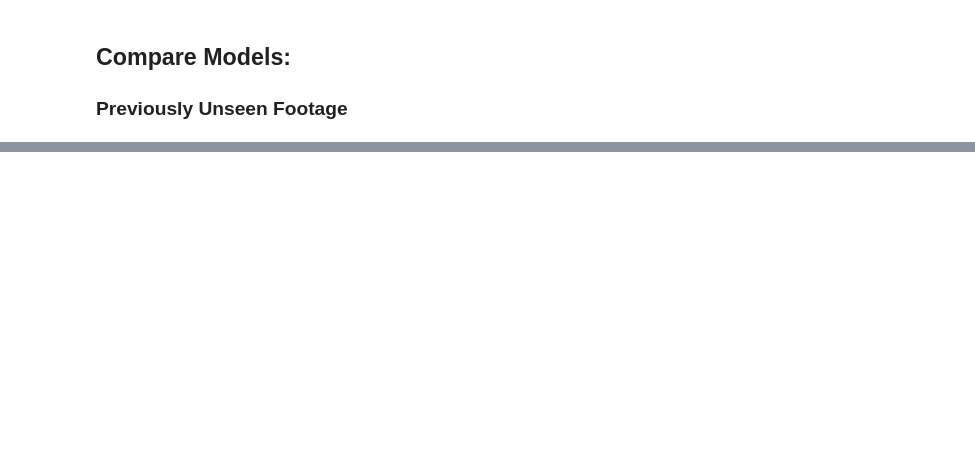
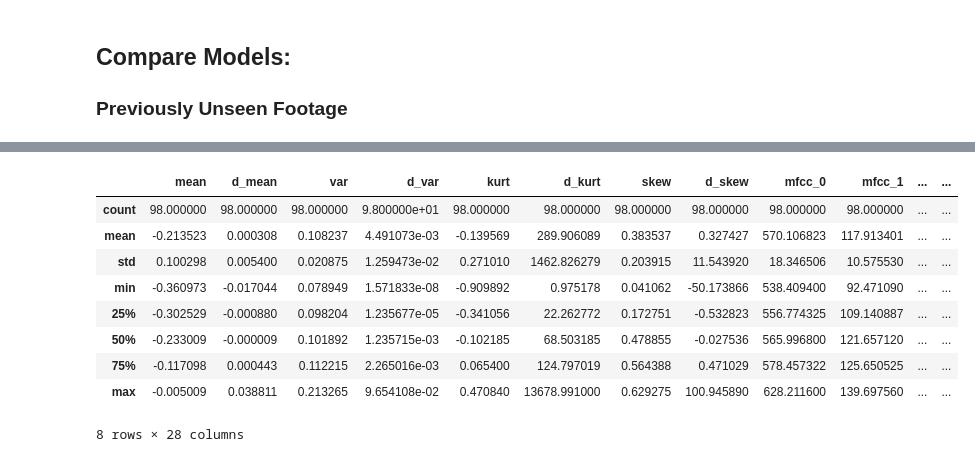
Before and after one commit to mdunlop2/GapWatch, a Jupyter notebook: common/model/training/n3060_dif/n3060_dif_training.ipynb, the cells around one changed output, grey strips where cells are left out. Drawn from its saved outputs; the diff is of its cells as text; code cells hidden in the pictures; blank space fills up the shorter version.

```diff
--- a/common/model/training/n3060_dif/n3060_dif_training.ipynb
+++ b/common/model/training/n3060_dif/n3060_dif_training.ipynb
@@ -634,0 +925,11 @@ ax.legend()
+# %%
+# compare frames generated to frames in the dataset
+current_df = ml_df.loc[ml_df[headers[1]]==vid_url,:]
+frame_idx = current_df[headers[2]].values
+current_df = current_df.set_index("frame")
+check_df = demo_df.loc[(demo_df.index.isin(frame_idx)),X_cols]
+
+# subtract to find the difference in the two
+diff = current_df[X_cols].values - check_df.values
+
+diff.mean(axis=0)
@@ -634,0 +944,13 @@ ax.legend()
+# %%
+current_df.describe()
+# %% [output]
+|  | mean | d_mean | var | d_var | kurt | d_kurt | skew | d_skew | mfcc_0 | mfcc_1 | ... | ... |
+| count | 98.000000 | 98.000000 | 98.000000 | 9.800000e+01 | 98.000000 | 98.000000 | 98.000000 | 98.000000 | 98.000000 | 98.000000 | ... | ... |
+| mean | -0.213523 | 0.000308 | 0.108237 | 4.491073e-03 | -0.139569 | 289.906089 | 0.383537 | 0.327427 | 570.106823 | 117.913401 | ... | ... |
+| std | 0.100298 | 0.005400 | 0.020875 | 1.259473e-02 | 0.271010 | 1462.826279 | 0.203915 | 11.543920 | 18.346506 | 10.575530 | ... | ... |
+| min | -0.360973 | -0.017044 | 0.078949 | 1.571833e-08 | -0.909892 | 0.975178 | 0.041062 | -50.173866 | 538.409400 | 92.471090 | ... | ... |
+| 25% | -0.302529 | -0.000880 | 0.098204 | 1.235677e-05 | -0.341056 | 22.262772 | 0.172751 | -0.532823 | 556.774325 | 109.140887 | ... | ... |
+| 50% | -0.233009 | -0.000009 | 0.101892 | 1.235715e-03 | -0.102185 | 68.503185 | 0.478855 | -0.027536 | 565.996800 | 121.657120 | ... | ... |
+| 75% | -0.117098 | 0.000443 | 0.112215 | 2.265016e-03 | 0.065400 | 124.797019 | 0.564388 | 0.471029 | 578.457322 | 125.650525 | ... | ... |
+| max | -0.005009 | 0.038811 | 0.213265 | 9.654108e-02 | 0.470840 | 13678.991000 | 0.629275 | 100.945890 | 628.211600 | 139.697560 | ... | ... |
+8 rows × 28 columns
```
Also changed, not shown: parts of 22 cells of this notebook, 8 other files.
